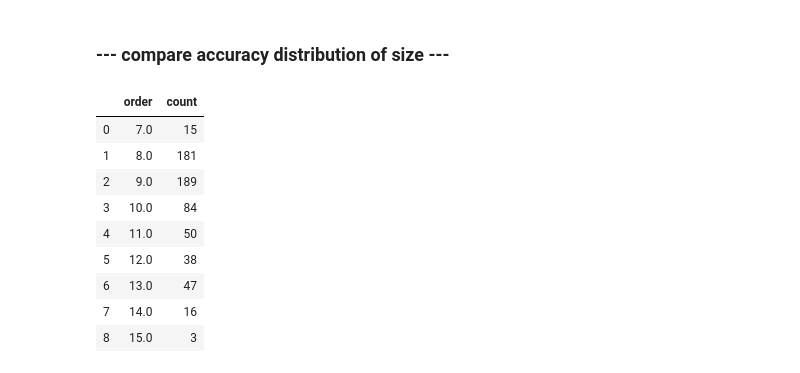
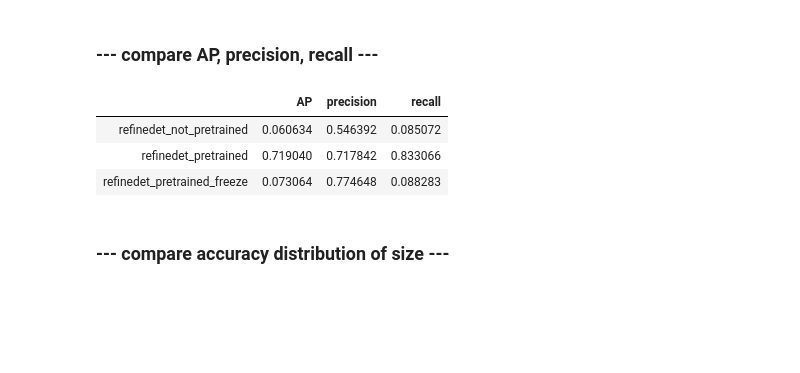
Before and after one commit to keiiti975/Insect_Phenology_Detector, a Jupyter notebook: result/detection/compare_finetuning/compare_finetuning.ipynb, the cells around one changed output. Cells and saved outputs as stored; diff of their text form; code cells hidden in the pictures; blank space fills up the shorter version.

```diff
--- a/result/detection/compare_finetuning/compare_finetuning.ipynb
+++ b/result/detection/compare_finetuning/compare_finetuning.ipynb
@@ -6,6 +6,27 @@ import pandas as pd
 import matplotlib.pyplot as plt
 plt.style.use("ggplot")
 %matplotlib inline
+# %% [markdown]
+### --- compare AP, precision, recall ---
+# %%
+refinedet_not_pretrained = pd.read_csv('/home/tanida/workspace/Insect_Phenology_Detector/figure/detection/RefineDet/crop_b2_2_4_8_16_32_im512_not_pretrain/class_df.csv')
+refinedet_not_pretrained = refinedet_not_pretrained.drop('Unnamed: 0', axis=1)
+refinedet_pretrained = pd.read_csv('/home/tanida/workspace/Insect_Phenology_Detector/figure/detection/RefineDet/crop_b2_2_4_8_16_32_im512/class_df.csv')
+refinedet_pretrained = refinedet_pretrained.drop('Unnamed: 0', axis=1)
+refinedet_pretrained_freeze = pd.read_csv('/home/tanida/workspace/Insect_Phenology_Detector/figure/detection/RefineDet/crop_b2_2_4_8_16_32_im512_freeze/class_df.csv')
+refinedet_pretrained_freeze = refinedet_pretrained_freeze.drop('Unnamed: 0', axis=1)
+# %%
+ap_df = pd.DataFrame(columns=["AP", "precision", "recall"])
+ap_df = ap_df.append(refinedet_not_pretrained, ignore_index=True)
+ap_df = ap_df.append(refinedet_pretrained, ignore_index=True)
+ap_df = ap_df.append(refinedet_pretrained_freeze, ignore_index=True)
+ap_df.index = ["refinedet_not_pretrained", "refinedet_pretrained", "refinedet_pretrained_freeze"]
+ap_df
+# %% [output]
+|  | AP | precision | recall |
+| refinedet_not_pretrained | 0.060634 | 0.546392 | 0.085072 |
+| refinedet_pretrained | 0.719040 | 0.717842 | 0.833066 |
+| refinedet_pretrained_freeze | 0.073064 | 0.774648 | 0.088283 |
 # %% [markdown]
 ### --- compare accuracy distribution of size ---
 # %%
@@ -21,13 +44,0 @@ refinedet_pretrained_freeze = pd.read_csv('/home/tanida/workspace/Insect_Phenolo
-# %%
-insect_size_df
-# %% [output]
-|  | order | count |
-| 0 | 7.0 | 15 |
-| 1 | 8.0 | 181 |
-| 2 | 9.0 | 189 |
-| 3 | 10.0 | 84 |
-| 4 | 11.0 | 50 |
-| 5 | 12.0 | 38 |
-| 6 | 13.0 | 47 |
-| 7 | 14.0 | 16 |
-| 8 | 15.0 | 3 |
```
Also changed, not shown: parts of 10 cells of this notebook, 28 other files.
